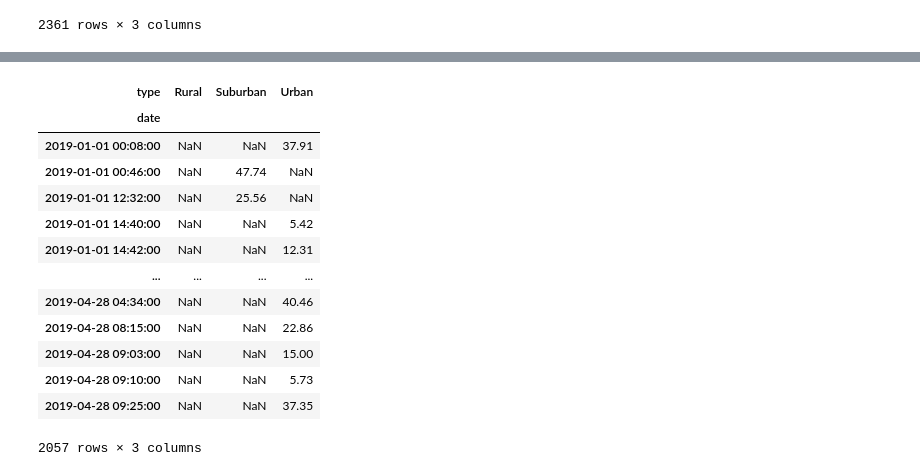
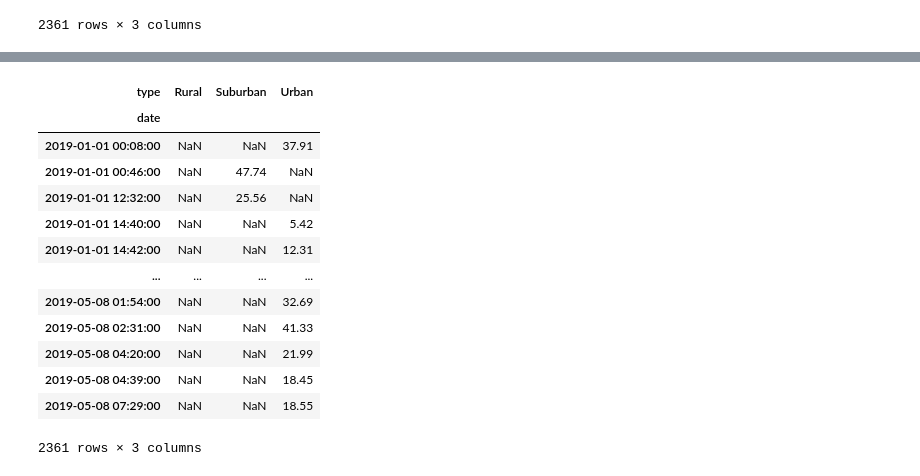
Before and after one commit to yeewalsh/PyBer_analysis, a Jupyter notebook: PyBer_Challenge-Copy1.ipynb, the cells around one changed output, grey strips where cells are left out. Drawn from its saved outputs; the diff is of its cells as text; code cells hidden in the pictures.

```diff
--- a/PyBer_Challenge-Copy1.ipynb
+++ b/PyBer_Challenge-Copy1.ipynb
@@ -131,6 +132,6 @@ pyber_data_df.head()
 # %%
 # 2. Using groupby() to create a new DataFrame showing the sum of the fares
 #  for each date where the indices are the city type and date.
-fares_per_date_by_type_df = pyber_data_df.groupby(["type","date"]).sum()["fare"]
+fares_per_date_by_type_df = pyber_data_df.groupby(["type","date"]).sum()[["fare"]]
 fares_per_date_by_type_df.head()
 # %% [output]
@@ -201,21 +201,21 @@ timeline_per_type_df
 # %%
 # step 5 6. Set the "date" index to datetime datatype. This is necessary to use the resample() method in Step 8.
 # df.index = pd.to_datetime(df.index)
 # timeline_per_type_df = timeline_per_type_df.reset_index()
-timeline_per_type_df.index = pd.to_datetime(timeline_per_type_df.index)
-timeline_per_type_df
+fares_per_date_by_type_df.index = pd.to_datetime(fares_per_date_by_type_df.index)
+fares_per_date_by_type_df
 # %% [output]
 | type | Rural | Suburban | Urban |
 | date |  |  |  |
 | 2019-01-01 00:08:00 | NaN | NaN | 37.91 |
 | 2019-01-01 00:46:00 | NaN | 47.74 | NaN |
 | 2019-01-01 12:32:00 | NaN | 25.56 | NaN |
 | 2019-01-01 14:40:00 | NaN | NaN | 5.42 |
 | 2019-01-01 14:42:00 | NaN | NaN | 12.31 |
 | ... | ... | ... | ... |
-| 2019-04-28 04:34:00 | NaN | NaN | 40.46 |
-| 2019-04-28 08:15:00 | NaN | NaN | 22.86 |
-| 2019-04-28 09:03:00 | NaN | NaN | 15.00 |
-| 2019-04-28 09:10:00 | NaN | NaN | 5.73 |
-| 2019-04-28 09:25:00 | NaN | NaN | 37.35 |
+| 2019-05-08 01:54:00 | NaN | NaN | 32.69 |
+| 2019-05-08 02:31:00 | NaN | NaN | 41.33 |
+| 2019-05-08 04:20:00 | NaN | NaN | 21.99 |
+| 2019-05-08 04:39:00 | NaN | NaN | 18.45 |
+| 2019-05-08 07:29:00 | NaN | NaN | 18.55 |
-2057 rows × 3 columns
+2361 rows × 3 columns
```
Also changed, not shown: parts of 9 cells of this notebook, 1 other file.
